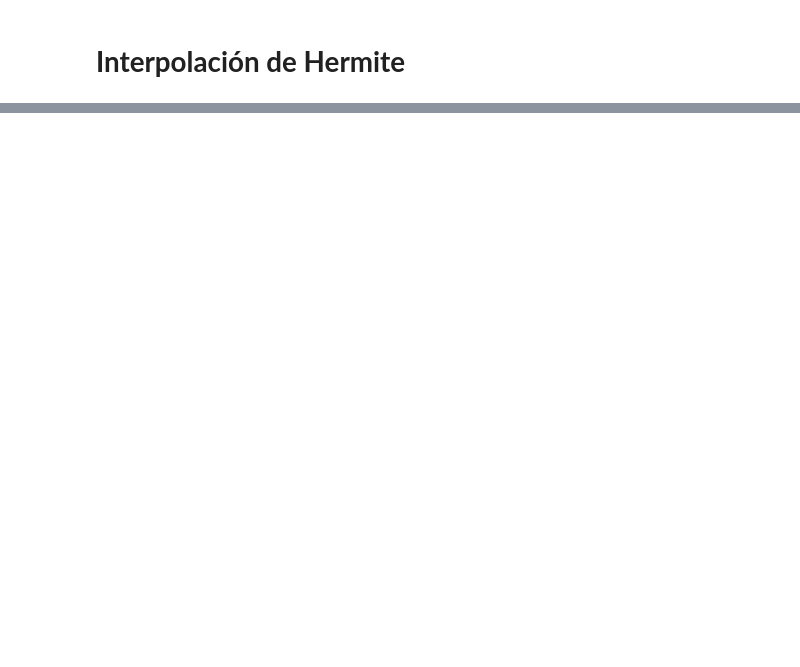
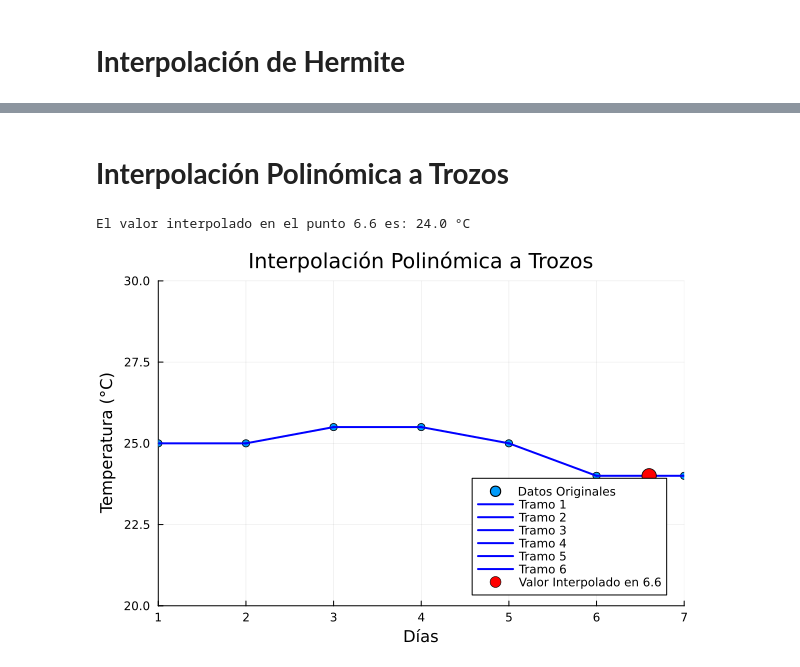
Before and after one commit to CrisLGC/evaluacion-2-calculo-numerico, a Jupyter notebook: EVA02.ipynb, the cells around one changed output, grey strips where cells are left out. Drawn from its saved outputs; the diff is of its cells as text; code cells hidden in the pictures; blank space fills up the shorter version.

```diff
--- a/EVA02.ipynb
+++ b/EVA02.ipynb
@@ -272 +260,63 @@ Valor interpolado en x = 6.6 es 23.29 C°
 [figure]
+# %% [markdown]
+<h1><b>Interpolación Polinómica a Trozos</b></h1>
+# %%
+#Función para obtener los coeficientes de los segmentos lineales
+function obtener_coef_segmentos(x_datos, y_datos)
+    segmentos = []
+    for j in 1:length(x_datos)-1
+        dx = x_datos[j+1] - x_datos[j]
+        dy = y_datos[j+1] - y_datos[j]
+        m_segmento = dy / dx
+        b_segmento = y_datos[j] - m_segmento * x_datos[j]
+        push!(segmentos, (m_segmento, b_segmento))
+    end
+    return segmentos
+end
+
+#Función para calcular los valores interpolados en el punto
+function evaluar_interpolacion_segmentos(segmentos, x_datos, puntos)
+    valores_interpolados = []
+    for punto in puntos
+        interpolado = nothing
+        for j in 1:length(x_datos)-1
+            if x_datos[j] <= punto <= x_datos[j+1]
+                coef_segmento = segmentos[j]
+                valor = coef_segmento[1] * punto + coef_segmento[2]
+                push!(valores_interpolados, valor)
+                interpolado = true
+                break
+            end
+        end
+    end
+    return valores_interpolados
+end
+
+#Calcula los coeficientes de cada trozo
+trozos = calcular_coeficientes_trozos(dias, temperaturas_prom)
+
+#Evalua la interpolación en el punto
+resultados_evaluacion = evaluar_interpolacion(trozos, dias, punto)
+
+#Imprime el resultado de la interpolación
+println("El valor interpolado en el punto ", punto, " es: $(round(resultados_evaluacion[1], digits=2)) °C")
+
+#Grafica los datos originales y la interpolación
+scatter(dias, temperaturas_prom, label="Datos Originales", xlabel="Días", ylabel="Temperatura (°C)", legend=:bottomright)
+
+#Grafica la interpolación por trozos
+for i in 1:(length(trozos))
+    coeficientes_trozo = trozos[i]
+    x_trozo = [dias[i], dias[i + 1]]
+    y_trozo = coeficientes_trozo[1] * x_trozo .+ coeficientes_trozo[2]
+    plot!(x_trozo, y_trozo, color=:blue, lw=2, label="Tramo $i")
+end
+
+#Marca los puntos de evaluación
+scatter!([puntos_evaluacion[1]], [resultados_evaluacion[1]], color=:red, label="Valor Interpolado en $(puntos_evaluacion[1])", markersize=8)
+ylims!(20, 30)
+xlims!(1, 7)
+title!("Interpolación Polinómica a Trozos")
+# %% [output]
+El valor interpolado en el punto 6.6 es: 24.0 °C
+[figure, added]
```
Also changed, not shown: parts of 4 cells of this notebook, 2 other files.
